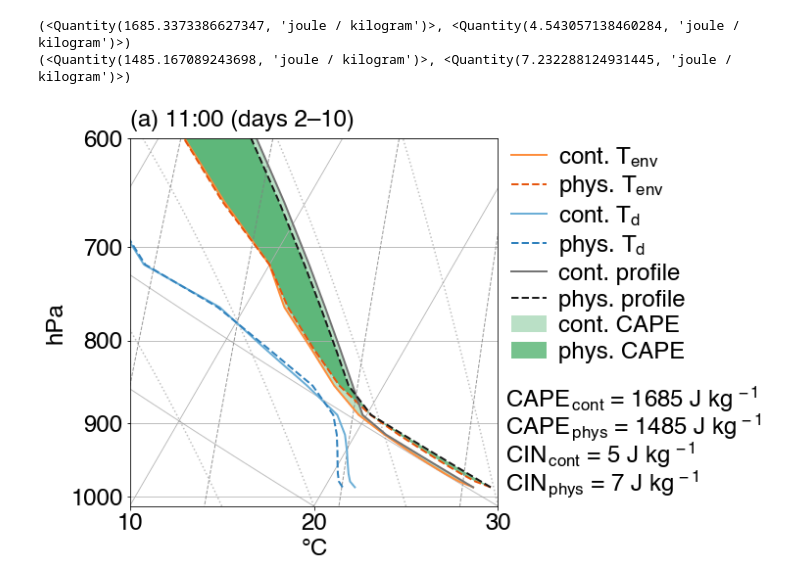
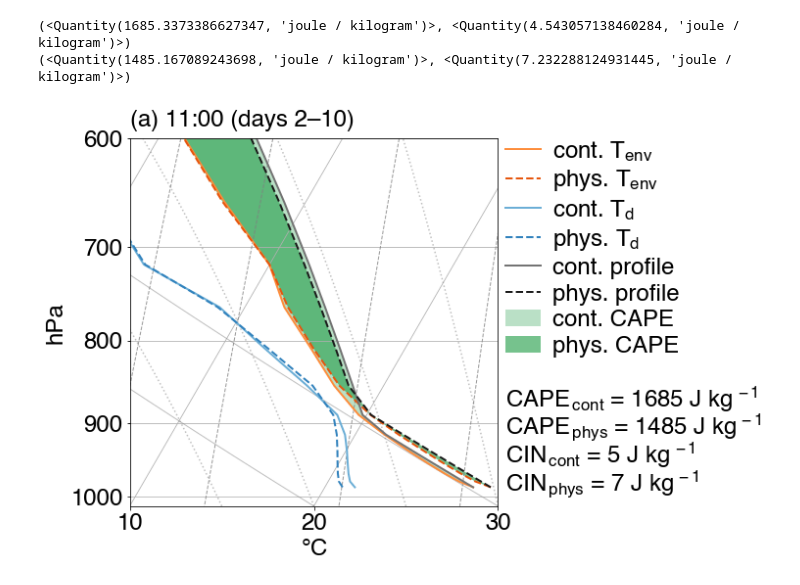
Before and after one commit to bairdlangenbrunner/amazon-phys-response-paper, a Jupyter notebook: scripts/POSTER_skewT_diagrams.ipynb, the cells around one changed output. Cells and saved outputs as stored; diff of their text form; code cells hidden in the pictures.

```diff
--- a/scripts/POSTER_skewT_diagrams.ipynb
+++ b/scripts/POSTER_skewT_diagrams.ipynb
@@ -665,33 +665,33 @@ skewt_plot.ax.legend(handles, labels, fontsize=fontsize, scatterpoints=1, \
                      bbox_to_anchor=(1.02,1), \
                      bbox_transform=skewt_plot.ax.transAxes, loc='upper left', \
                      borderaxespad=0, labelspacing=0.2, fancybox=False, \
-                     edgecolor='0', framealpha=0, borderpad=0.25, \
+                     edgecolor='0', framealpha=0, borderpad=0, \
                      columnspacing=0.5, handletextpad=0.5, markerscale=1, handlelength=1.5)
 
 skewt_plot.ax.text(s='(a) 11:00 (days 2–10)',\
                   x=0,y=1.02,\
                   transform=skewt_plot.ax.transAxes,\
                   ha='left',va='bottom', fontsize=fontsize)
 
 # skewt_plot.ax.annotate("",xy=(11.8,700), \
 #                        xycoords='data',\
 #                        xytext=(13.8, 700), \
 #                        textcoords='data',\
 #                        arrowprops=dict(facecolor='0.1',ec='None',width=2,headwidth=6,headlength=9))
 
 # skewt_plot.ax.annotate("",xy=(11.1,700), \
 #                        xycoords='data',\
 #                        xytext=(9.1, 700), \
 #                        textcoords='data',\
 #                        arrowprops=dict(facecolor='0.1',ec='None',width=2,headwidth=6,headlength=9))
 
 CAPE_CIN_text = 'CAPE$_{\,cont}$ = '+'{:.0f}'.format(numpy.array(cape_400[0]))+' J kg$^{\,-1}$\n'\
                 'CAPE$_{\,phys}$ = '+'{:.0f}'.format(numpy.array(cape_1000[0]))+' J kg$^{\,-1}$\n'\
                 'CIN$_{\,cont}$ = '+'{:.0f}'.format(numpy.array(cape_400[1]))+' J kg$^{\,-1}$\n'\
                 'CIN$_{\,phys}$ = '+'{:.0f}'.format(numpy.array(cape_1000[1]))+' J kg$^{\,-1}$'
 skewt_plot.ax.text(s=CAPE_CIN_text,x=1.02,y=0.02,ha='left',va='bottom',\
                    transform=skewt_plot.ax.transAxes,fontsize=fontsize,linespacing=0.9)
 
 fig.savefig('../figures/POSTER_skewT_1100.pdf', bbox_inches='tight', transparent=True)
 # %% [output]
-[figure, old version]
+[figure, new version]
```
Also changed, not shown: 3 other files.
